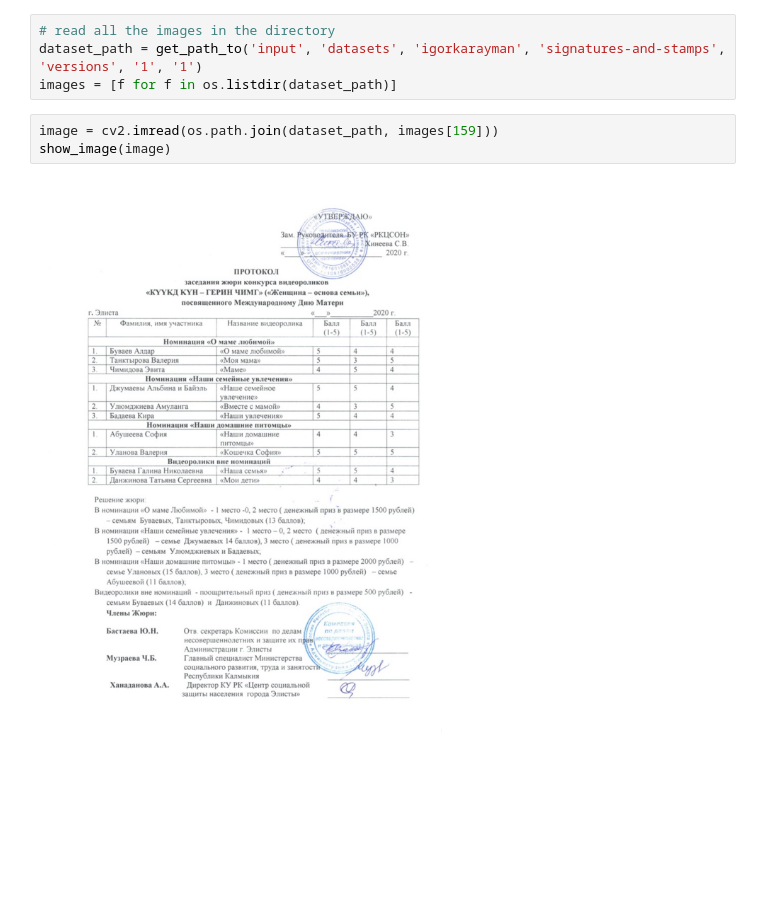
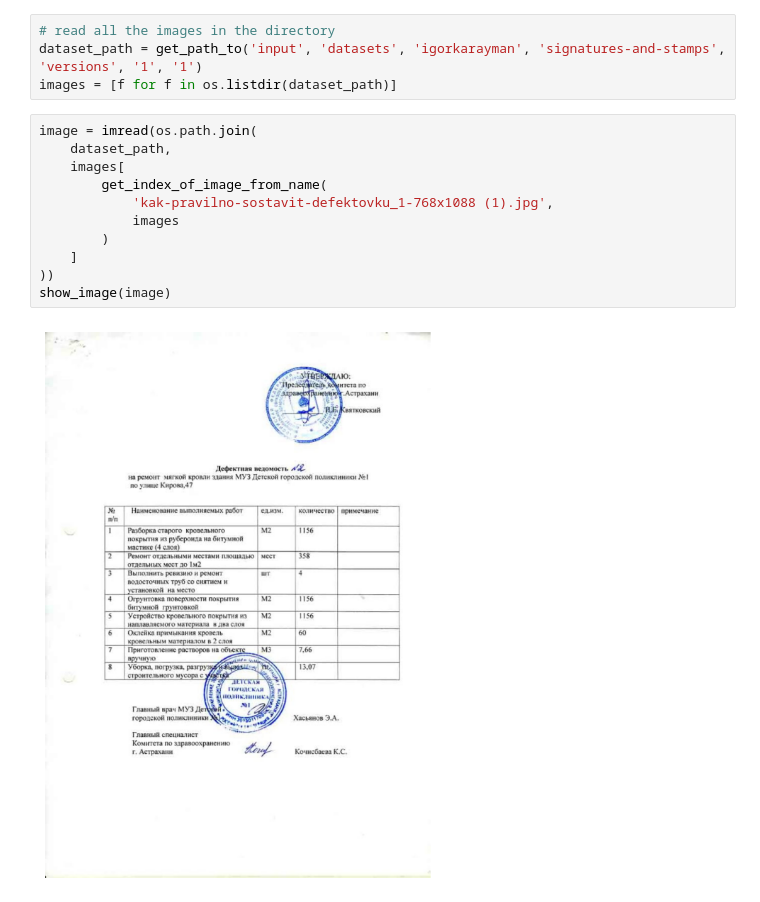
Before and after one commit to mahmodKhaled/Stamp-Detection, a Jupyter notebook: notebooks/detect_stamps.ipynb, the cells around one changed output. Saved outputs shown, nothing was run; the diff lists cells and outputs as text; blank space fills up the shorter version.

```diff
--- a/notebooks/detect_stamps.ipynb
+++ b/notebooks/detect_stamps.ipynb
@@ -14,7 +11,15 @@ stamp_detector = StampDetector()
 dataset_path = get_path_to('input', 'datasets', 'igorkarayman', 'signatures-and-stamps', 'versions', '1', '1')
 images = [f for f in os.listdir(dataset_path)]
 # %%
-image = cv2.imread(os.path.join(dataset_path, images[159]))
+image = imread(os.path.join(
+    dataset_path,
+    images[
+        get_index_of_image_from_name(
+            'kak-pravilno-sostavit-defektovku_1-768x1088 (1).jpg',
+            images
+        )
+    ]
+))
 show_image(image)
 # %% [output]
-[figure, old version]
+[figure, new version]
```
Also changed, not shown: parts of 9 cells of this notebook, 2 other files.
